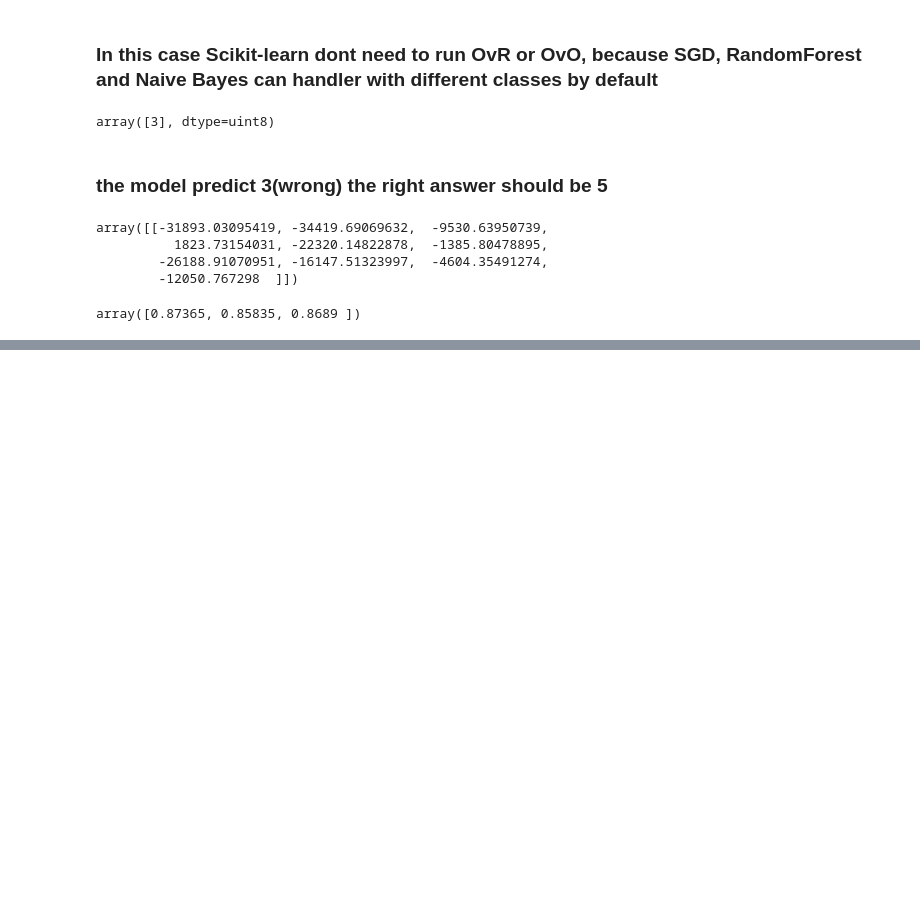
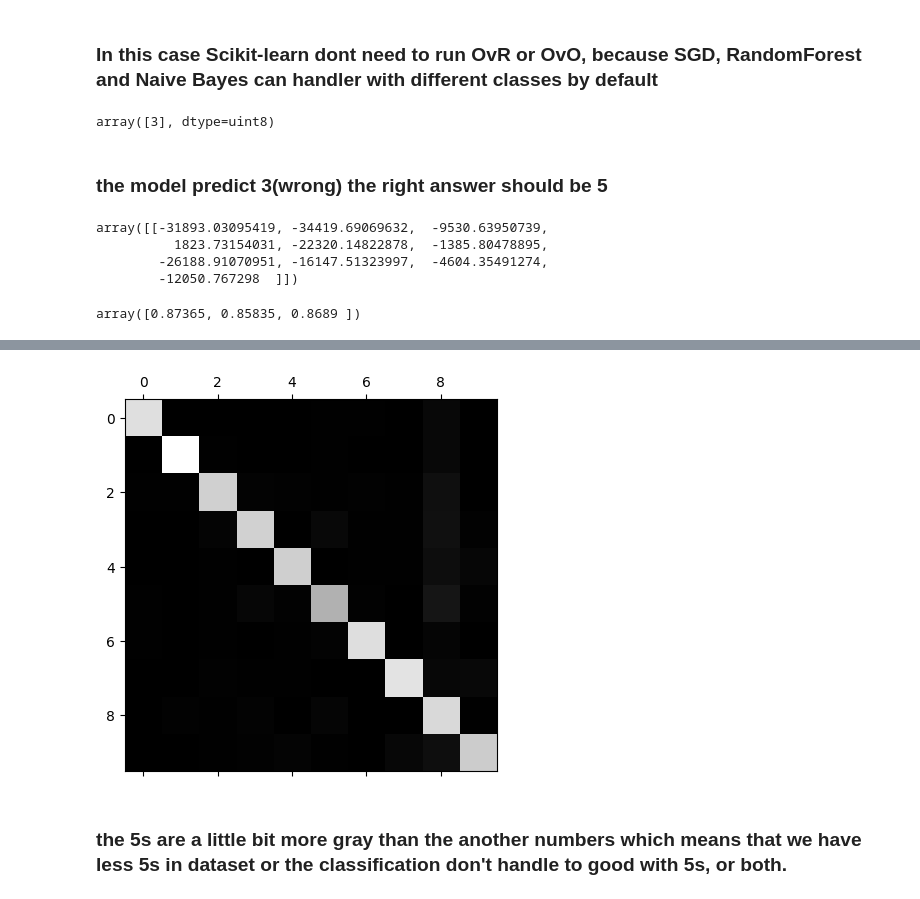
Before and after one commit to jayr0n/studies_ml, a Jupyter notebook: cap_2/classifier/mnist_classifier.ipynb, the cells around one changed output, grey strips where cells are left out. Drawn from its saved outputs; the diff is of its cells as text; code cells hidden in the pictures; blank space fills up the shorter version.

```diff
--- a/cap_2/classifier/mnist_classifier.ipynb
+++ b/cap_2/classifier/mnist_classifier.ipynb
@@ -459,0 +464,8 @@ X_train_scaled = scaler.fit_transform(X_train.astype(np.float64))
+# %%
+import joblib
+
+#joblib.dump(y_train_pred, 'y_train_pred.pkl')
+
+y_train_pred = joblib.load('y_train_pred.pkl')
+# %%
+conf_matrix = confusion_matrix(y_train, y_train_pred)
@@ -459,0 +486,7 @@ X_train_scaled = scaler.fit_transform(X_train.astype(np.float64))
+# %%
+plt.matshow(conf_matrix, cmap=plt.cm.gray)
+plt.show()
+# %% [output]
+[figure, added]
+# %% [markdown]
+### the 5s are a little bit more gray than the another numbers which means that we have less 5s in dataset or the classification don't handle to good with 5s, or both.
```
Also changed, not shown: parts of 4 cells of this notebook.
